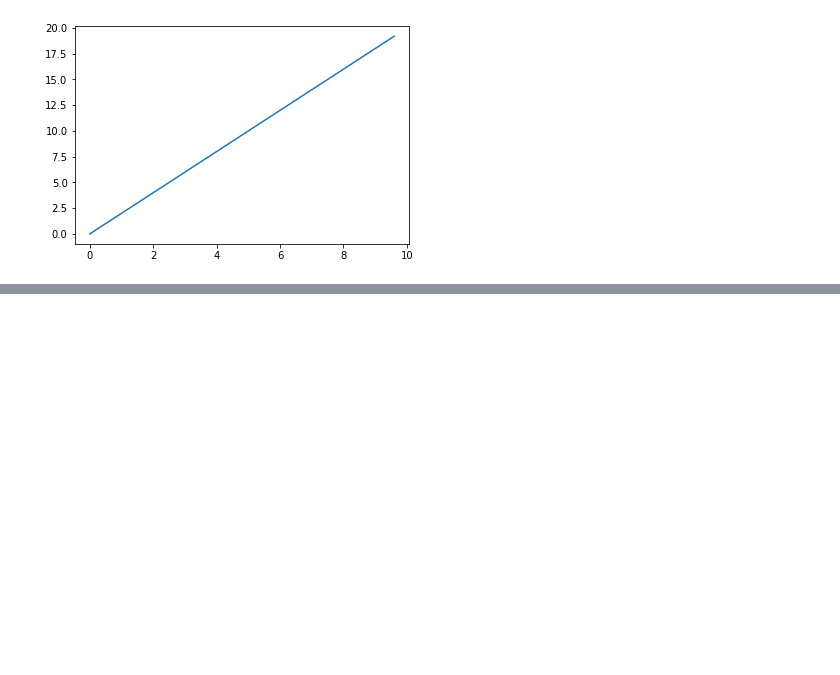
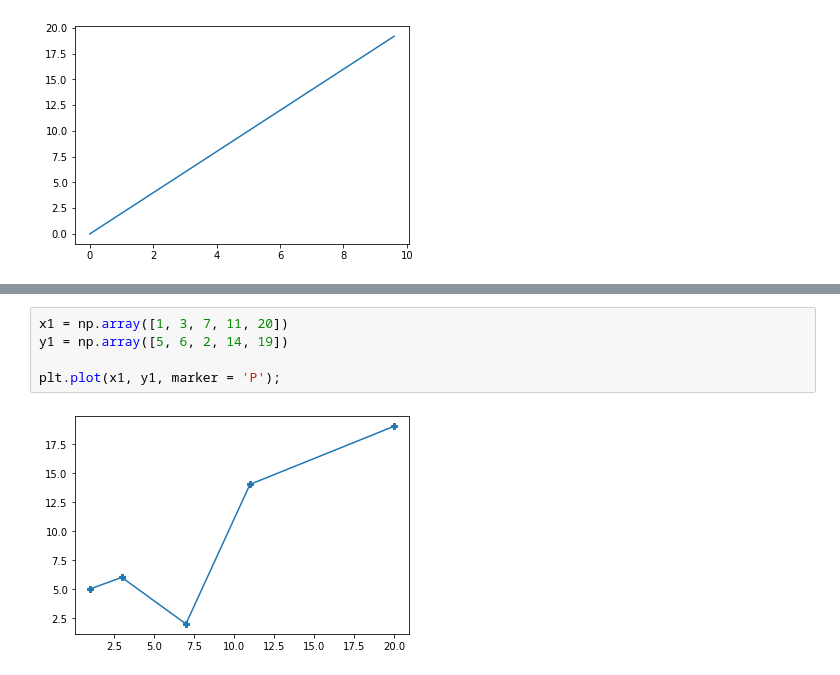
Before and after one commit to vigneshr2908/Data-Analysis, a Jupyter notebook: Matplotlib & Seaborn.ipynb, the cells around one changed output, grey strips where cells are left out. Drawn from its saved outputs; the diff is of its cells as text; blank space fills up the shorter version.

```diff
--- a/Matplotlib & Seaborn.ipynb
+++ b/Matplotlib & Seaborn.ipynb
@@ -30,0 +63,7 @@ plt.plot(x2, x2*2)
+# %%
+x1 = np.array([1, 3, 7, 11, 20])
+y1 = np.array([5, 6, 2, 14, 19])
+
+plt.plot(x1, y1, marker = 'P');
+# %% [output]
+[figure, added]
```
Also changed, not shown: parts of 7 cells of this notebook.
